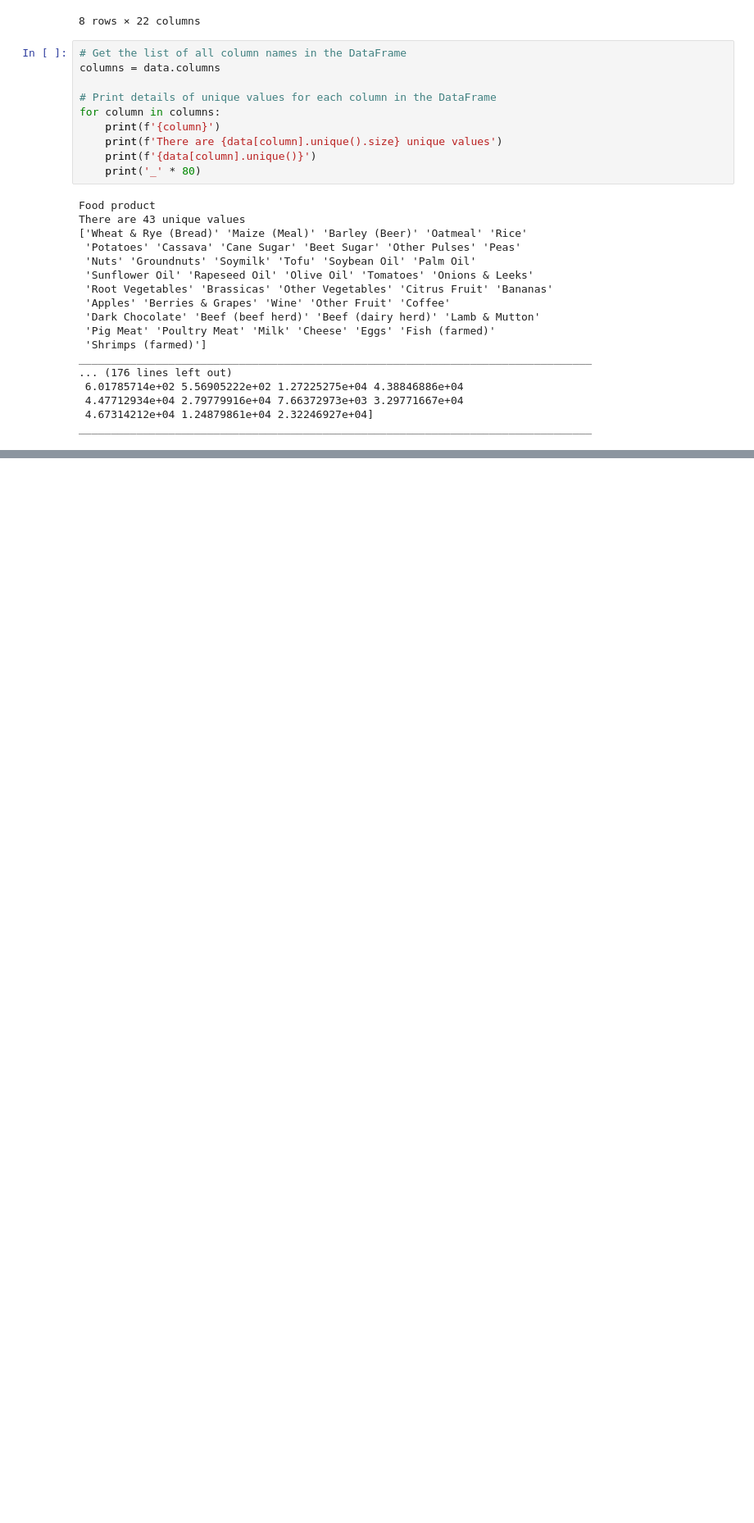
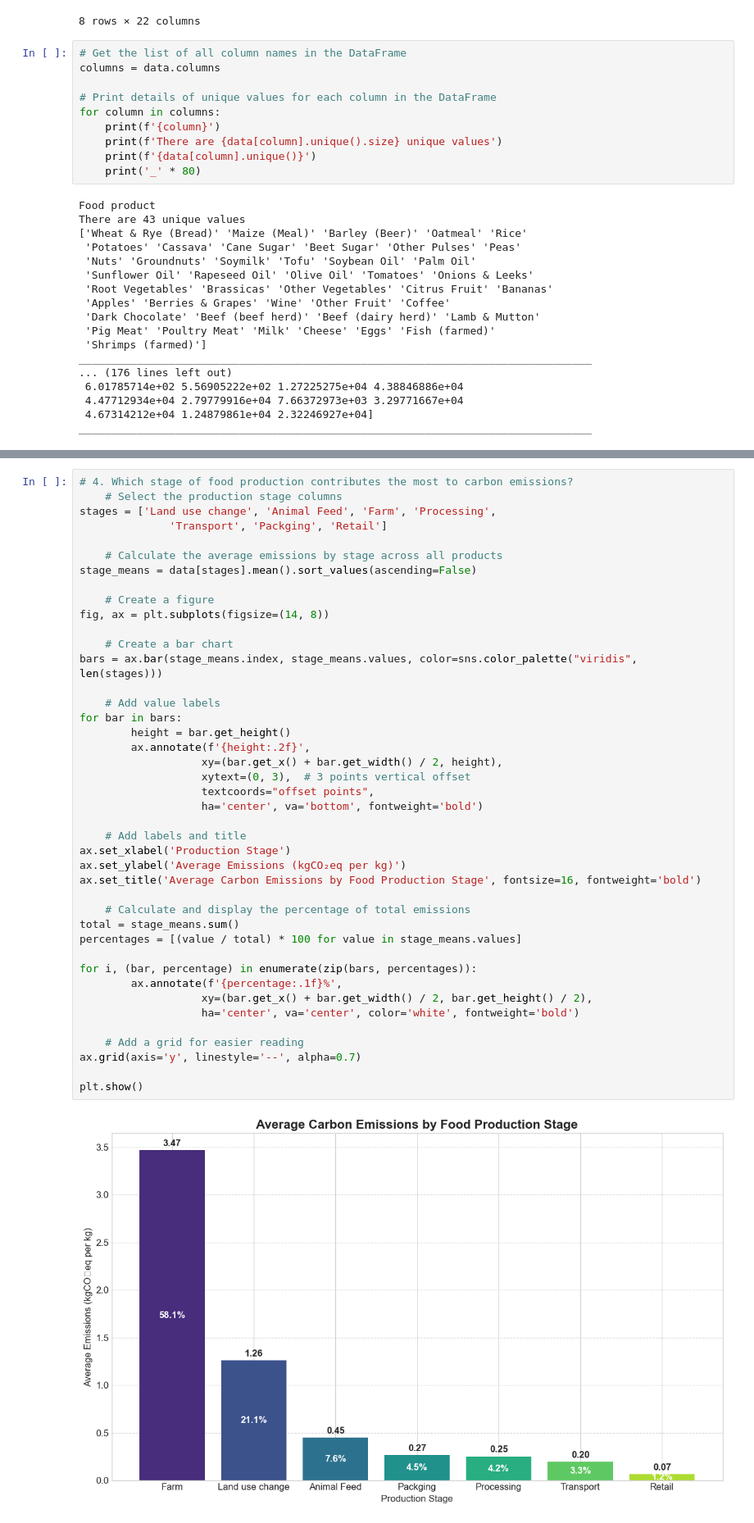
Before and after one commit to Afra233/Environment_Impact_of_Food_Production_Analysis, a Jupyter notebook: Notebook/EIFPA.ipynb, the cells around one changed output, grey strips where cells are left out. Shown at 82% size. Cells and saved outputs as stored; diff of their text form; blank space fills up the shorter version.

```diff
--- a/Notebook/EIFPA.ipynb
+++ b/Notebook/EIFPA.ipynb
@@ -242,0 +347,44 @@ Passing `palette` without assigning `hue` is deprecated and will be removed in v
+# %%
+# 4. Which stage of food production contributes the most to carbon emissions?
+    # Select the production stage columns
+stages = ['Land use change', 'Animal Feed', 'Farm', 'Processing',
+              'Transport', 'Packging', 'Retail']
+
+    # Calculate the average emissions by stage across all products
+stage_means = data[stages].mean().sort_values(ascending=False)
+
+    # Create a figure
+fig, ax = plt.subplots(figsize=(14, 8))
+
+    # Create a bar chart
+bars = ax.bar(stage_means.index, stage_means.values, color=sns.color_palette("viridis", len(stages)))
+
+    # Add value labels
+for bar in bars:
+        height = bar.get_height()
+        ax.annotate(f'{height:.2f}',
+                   xy=(bar.get_x() + bar.get_width() / 2, height),
+                   xytext=(0, 3),  # 3 points vertical offset
+                   textcoords="offset points",
+                   ha='center', va='bottom', fontweight='bold')
+
+    # Add labels and title
+ax.set_xlabel('Production Stage')
+ax.set_ylabel('Average Emissions (kgCO₂eq per kg)')
+ax.set_title('Average Carbon Emissions by Food Production Stage', fontsize=16, fontweight='bold')
+
+    # Calculate and display the percentage of total emissions
+total = stage_means.sum()
+percentages = [(value / total) * 100 for value in stage_means.values]
+
+for i, (bar, percentage) in enumerate(zip(bars, percentages)):
+        ax.annotate(f'{percentage:.1f}%',
+                   xy=(bar.get_x() + bar.get_width() / 2, bar.get_height() / 2),
+                   ha='center', va='center', color='white', fontweight='bold')
+
+    # Add a grid for easier reading
+ax.grid(axis='y', linestyle='--', alpha=0.7)
+
+plt.show()
+# %% [output]
+[figure, added]
```
Also changed, not shown: parts of 12 cells of this notebook, 7 other files.
